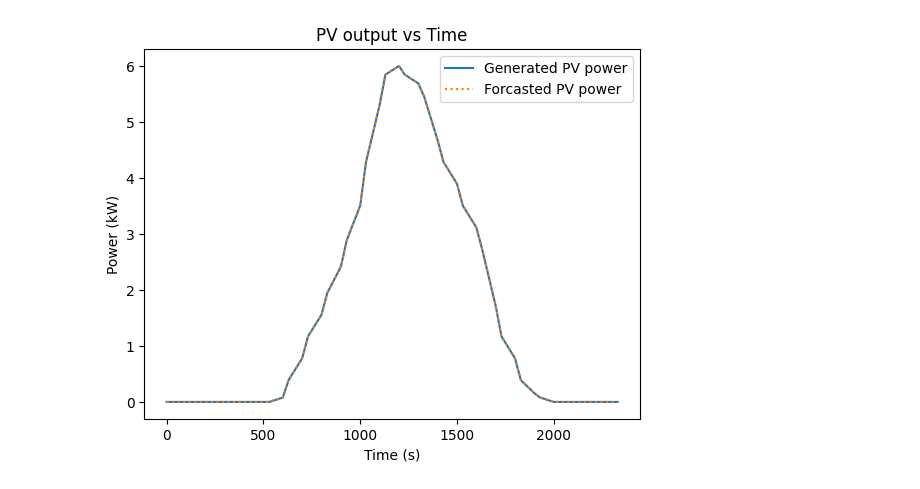
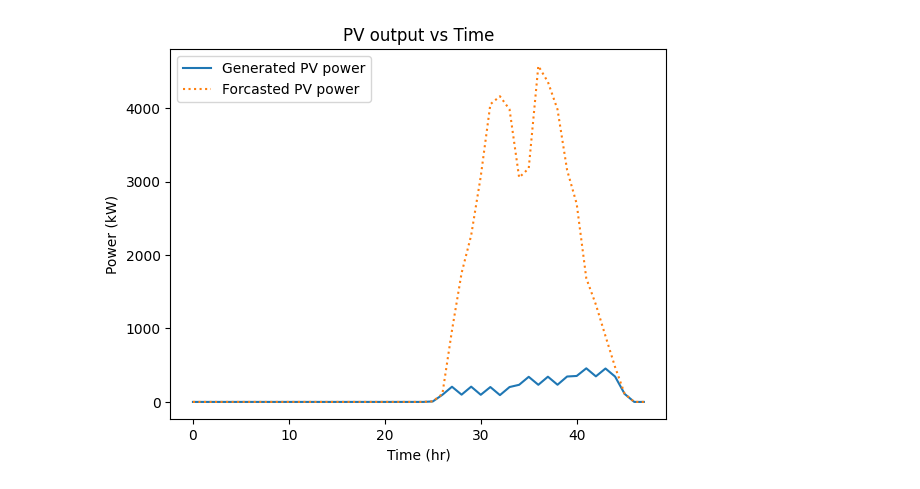
Before and after one commit to Muckthebuck/2023-Energy-kit, a Jupyter notebook: optimization(unidirectional_pricing).ipynb, the cells around one changed output. Cells and saved outputs as stored; diff of their text form; code cells hidden in the pictures.

```diff
--- a/optimization(unidirectional_pricing).ipynb
+++ b/optimization(unidirectional_pricing).ipynb
@@ -321,7 +321,7 @@ def plot_forecast(m, time_values):
 
     return
 
-# Generate initial data for 24 hours
+# Generate test data for 24 hours (see next section for data used in final)
 ################################################ DUMMY DATA TO BE REPLACED WITH ML ################################################
 
 # Outside temperature data
@@ -342,13 +342,37 @@ filename = mydir + '/load_profile.csv'
 load_profile_min = np.loadtxt(filename, delimiter=',') #This give the load profile every 1 minute
 Load = load_profile_min[::30]/1000 #extract the 30th index at each stage #### NEED TO GET RID OF /1000 ONCE DATA IS GIVEN IN KW
 
-# Insolation (kW/m2) data
+# Insolation (kW/m2) data (test values)
 Ins_PV = [0.0, 0.0, 0.0, 0.0, 0.0, 0.0, 0.0, 0.0, 0.0, 0.0, 0.0, 0.0, 0.01, 0.05, 0.1, 0.15, 0.2, 0.25, 0.31, 0.37, 0.45, 0.55, 0.68, 0.75, 0.77, 0.75, 0.73, 0.7, 0.6, 0.55, 0.5, 0.45, 0.4, 0.35, 0.22, 0.15, 0.1, 0.05, 0.02, 0.01, 0.0, 0.0, 0.0, 0.0, 0.0, 0.0, 0.0, 0.0]
 
 # Time array (24 hours)
-time_array = [i // 2 * 100 + (i % 2) * 30 for i in range(48)]
+time_array = np.array(range(0,48))
 
 ############################################################################################################################
+#Get updated data
+df = pd.read_csv('data/solar_temp_austin/solar_temp.csv', sep=",")
+df['datetime'] = df['UTC_DATE'].astype(str) + df['UTC_TIME'].astype(str).str.zfill(4)
+# convert the combined column to datetime
+df['datetime'] = pd.to_datetime(df['datetime'], format='%Y%m%d%H%M')
+# set the datetime column as the index
+df.set_index('datetime', inplace=True)
+# drop the 'UTC_DATE' and 'UTC_TIME' columns
+df = df.drop(['UTC_DATE', 'UTC_TIME', 'WABANNO', 'LST_DATE', 'CRX_VN', 'LONG', 'LAT'], axis=1)
+Ins_PV_set = df['SOLAR_RAD'][11:-1:6]
+T_out_set = df['SURFACE_TEMP'][11:-1:6]
+
+#read load
+df = pd.read_csv('data/load_data/Electricity_Profile.csv', sep=",", header=None)
+df = df.rename(columns={0: 'load'})
+df['time'] = df.index%2400
+freq_minutes = 1
+n_rows = len(df)
+date_col = pd.date_range(start='2023-01-01', periods=n_rows, freq=f'{freq_minutes}min')
+df['datetime'] = date_col
+df.set_index('datetime', inplace=True)
+Load_set = df['load'][60:-1:30]
+
+##Inegration##
 
 # Tarriffs
 tariff = 0.25
@@ -369,68 +393,77 @@ P_net = np.zeros(sim_length)
 EHP =  np.zeros(sim_length)
 temp_in = np.zeros(sim_length)
 
-# Run optimization model
-c=controller()
-m = c.controller_model(T_out, Load, Ins_PV, tariff, Occupancy)
+#run the MPC for 24 hours
+for i in range(0, sim_length):
 
-# Store intital values
-time[1] = time_array[1]
-BESS_net[1] = value(m.BESS_net[1])
-SoC[1] = value(m.SoC[1])
-PV[1] = value(m.PV_gen[1])
-PV_f[1] = value(m.PV_f[1])
-P_net[1] = value(m.P_net[1])
-EHP[1] = value(m.ehp_E_input[1])
-temp_in[1] = value(m.temp[1])
+    #increment the input data by 1 (24hr windows)
+    T_out = T_out_set[i : i+48]
+    Ins_PV = Ins_PV_set[i : i+48]
+    Load = Load_set[i : i+48]
 
-# Plot forecast (optional function for checking the otpimizer schedule)
-plot_forecast(m,time_array)
+    # Run optimization model
+    c=controller()
+    m = c.controller_model(T_out, Load, Ins_PV, tariff, Occupancy)
 
-# Update Occcupancy array based on new time array
-Occupancy = update_occupancy(Occupancy, time_array)
+    # Store intital values
+    time[i] = time_array[1]
+    BESS_net[i] = value(m.BESS_net[1])
+    SoC[i] = value(m.SoC[1])
+    PV[i] = value(m.PV_gen[1])
+    PV_f[i] = value(m.PV_f[1])
+    P_net[i] = value(m.P_net[1])
+    EHP[i] = value(m.ehp_E_input[1])
+    temp_in[i] = value(m.temp[1])
 
+    # Plot forecast (optional function for checking the otpimizer schedule)
+    # plot_forecast(m,time_array)
+
+    # Update Occcupancy array based on new time array
+    Occupancy = update_occupancy(Occupancy, time_array)
+
+print(time_array)
 # Plot P_in vs time
-plt.plot(time, P_net)
-plt.xlabel('Time (s)')
+plt.plot(time_array, P_net)
+plt.xlabel('Time (hr)')
 plt.ylabel('Net power flow (kW)')
 plt.title('Net power Flow vs Time')
 plt.show()
 
 # Plot BESS_net vs time
-plt.plot(time, BESS_net)
-plt.xlabel('Time (s)')
+plt.plot(time_array, BESS_net)
+plt.xlabel('Time (hr)')
 plt.ylabel('BESS power output (kW) ')
 plt.title('Battery power output vs Time')
 plt.show()
 
 # Plot SoC vs time
-plt.plot(time, SoC)
-plt.xlabel('Time (s)')
+plt.plot(time_array, SoC)
+plt.xlabel('Time (hr)')
 plt.ylabel('SoC (kWh)')
 plt.title('Battery energy stored vs Time')
 plt.show()
 
 # Plot PV vs time
-plt.plot(time, PV, label='Generated PV power')
+plt.plot(time_array, PV, label='Generated PV power')
 plt.plot(time_array, PV_f, linestyle='dotted', label='Forcasted PV power')
-plt.xlabel('Time (s)')
+plt.xlabel('Time (hr)')
 plt.ylabel('Power (kW)')
 plt.title('PV output vs Time')
 plt.legend()
 plt.show()
 
 # Load vs time
-plt.plot(time, EHP, label='EHP load')
-plt.plot(time, Load, label='Household load')
-plt.xlabel('Time (s)')
+plt.plot(time_array, EHP, label='EHP load')
+plt.plot(time_array, Load, label='Household load')
+plt.xlabel('Time (hr)')
 plt.ylabel('Load (kW)')
 plt.title('Load vs Time')
 plt.legend()
 plt.show()
 
 # Indoor temp vs time
-plt.plot(time, temp)
-plt.xlabel('Time (s)')
+plt.plot(time_array, temp)
+plt.xlabel('Time (hr)')
 plt.ylabel('Indoor temperature (deg C)')
 plt.title('Indoor temperature vs Time')
 plt.show()
@@ -446 +491 @@ Total cost: -8.13
-[figure, old version]
+[figure, new version]
```
Also changed, not shown: parts of 2 cells of this notebook.
